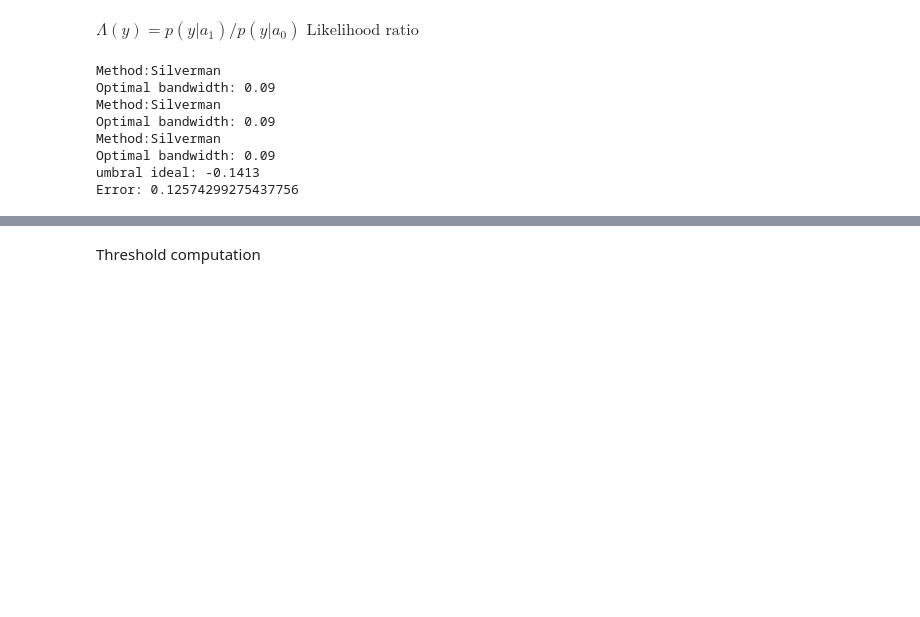
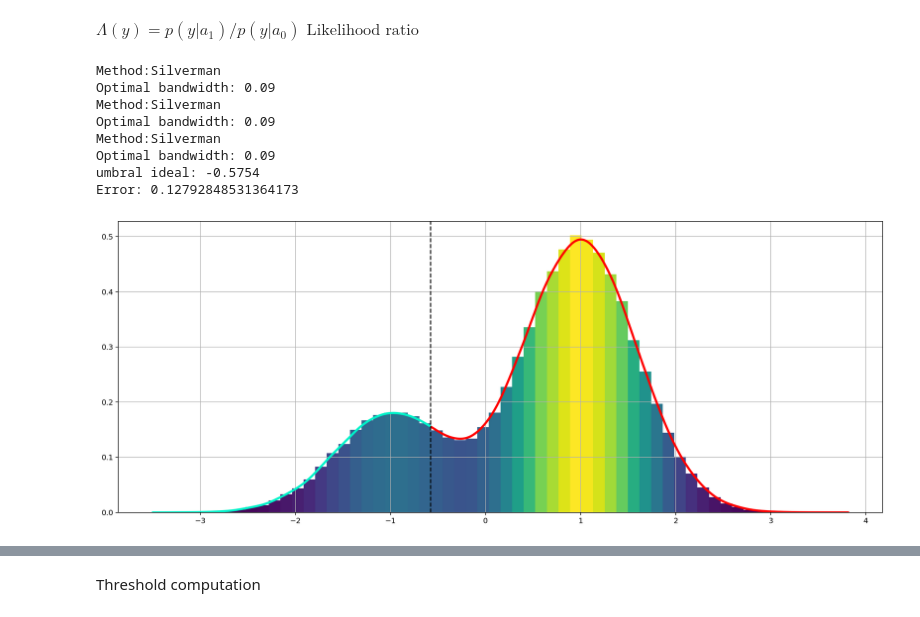
Before and after one commit to JCardenas05/Teoria_Se-ales, a Jupyter notebook: Taller_4/Taller_4.ipynb, the cells around one changed output, grey strips where cells are left out. Drawn from its saved outputs; the diff is of its cells as text; code cells hidden in the pictures; blank space fills up the shorter version.

```diff
--- a/Taller_4/Taller_4.ipynb
+++ b/Taller_4/Taller_4.ipynb
@@ -353,18 +353,17 @@ def error_umbral(umbral,S0,S1):
 
     return Error[::-1]
 
-
-Simbol_0 = a0+noise #np.random.normal(a0,np.sqrt(σ2),N)
-Simbol_1 = a1+noise#np.random.normal(a1,np.sqrt(σ2),N)
+Simbol_0 = a0 + noise #np.random.normal(a0,np.sqrt(σ2),N)
+Simbol_1 = a1 + noise #np.random.normal(a1,np.sqrt(σ2),N)
 
 x_min= min(np.min(Simbol_0),np.min(Simbol_1))
 x_max= max(np.max(Simbol_0),np.max(Simbol_1))
 
-x=np.linspace(x_min,x_max,500)
+x=np.linspace(x_min,x_max,1000)
 
 S0_pdf = kde_function(Simbol_0,eval_points = x)
 S1_pdf = kde_function(Simbol_1, eval_points = x)
-umbral=kde_function(output0_)
+umbral=kde_function(output0_, eval_points = x)
 
 error = error_umbral(umbral[0],S0_pdf,S1_pdf)
 
@@ -378,8 +377,44 @@ Method:Silverman
 Optimal bandwidth: 0.09
 Method:Silverman
 Optimal bandwidth: 0.09
-umbral ideal: -0.1413
-Error: 0.12574299275437756
+umbral ideal: -0.5754
+Error: 0.12792848531364173
+# %%
+pdf_out = output_pdf[1]
+evals_pdf = output_pdf[0]
+message_S0 = pdf_out[evals_pdf<=ideal_umbral]
+message_S1 = pdf_out[evals_pdf>=ideal_umbral]
+
+message_S0_pdf = message_S0
+message_S1_pdf = message_S1
+
+
+#---------------[Reales]-------------------
+# Calcula la pdf de la señal corrupta para cada valor de símbolo
+std = np.sqrt(σ2)
+y1 = S1_pdf[1]
+y1 = y1 * p_1
+y0 = S0_pdf[1]
+y0 = y0 * p_0
+y = umbral[0]
+
+plt.show()
+
+
+fig, ax = plt.subplots(1, 1, tight_layout=True)
+
+ax.plot(evals_pdf[:len(message_S0)],message_S0_pdf,color='#00f3ca', linewidth=3)
+ax.plot(evals_pdf[len(message_S0):],message_S1_pdf,'r', linewidth=3)
+
+ax.axvline(x=ideal_umbral, color='k', linestyle='--')
+
+#ax.plot(evals_pdf,pdf_out)
+#ax.plot(y,y0,'b')
+#ax.plot(y,y1,'y')
+coloredhist(output0_)
+plt.show()
+# %% [output]
+[figure, added]
 # %%
 message_S0 = output0_[output0_<=ideal_umbral]
 message_S1 = output0_[output0_>=ideal_umbral]
```
Also changed, not shown: parts of 9 cells of this notebook.
